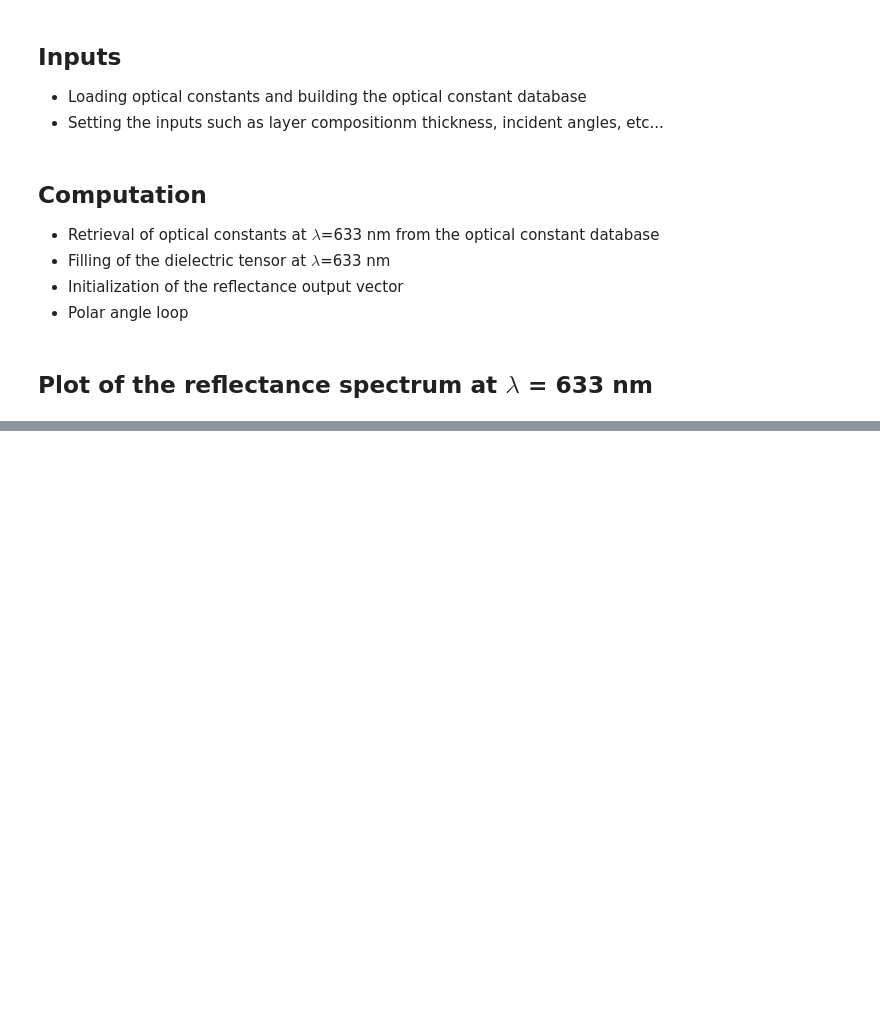
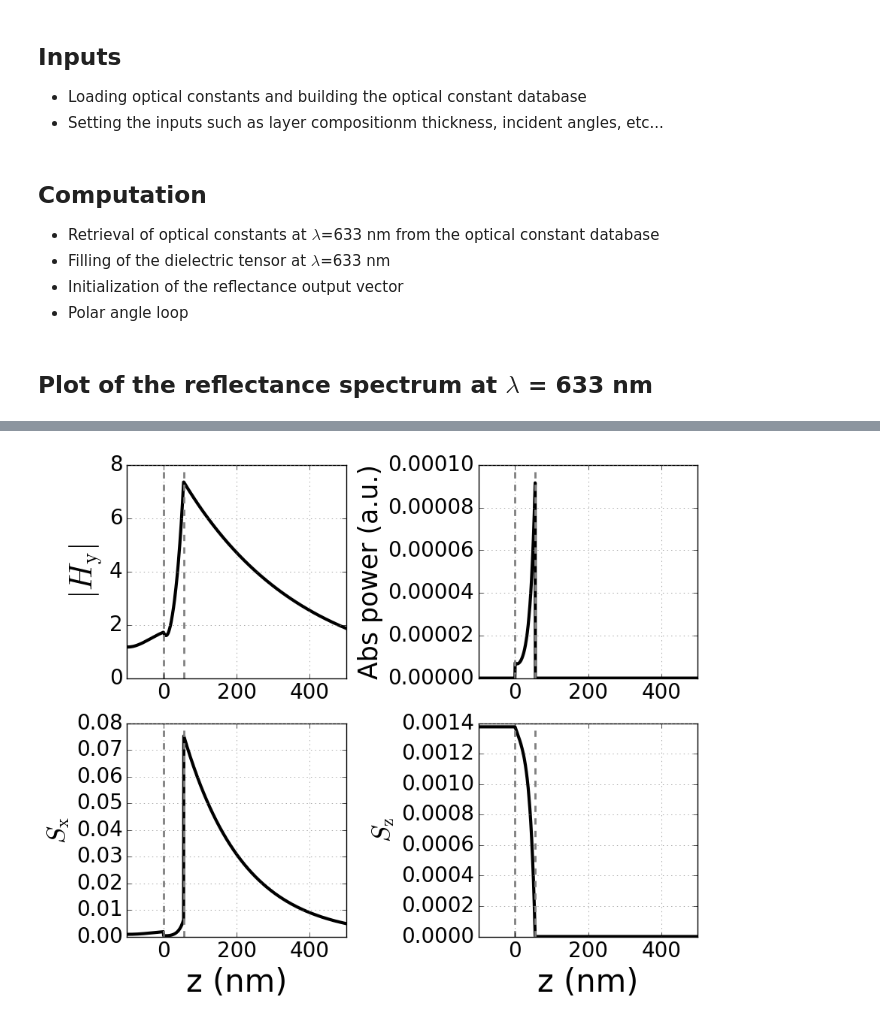
Before and after one commit to gevero/py_matrix, a Jupyter notebook: examples/Gold SPR.ipynb, the cells around one changed output, grey strips where cells are left out. Cells and saved outputs as stored; diff of their text form; code cells hidden in the pictures; blank space fills up the shorter version.

```diff
--- a/examples/Gold SPR.ipynb
+++ b/examples/Gold SPR.ipynb
@@ -87,0 +92,98 @@ plt.legend(['55 nm Au film reflectance at 633 nm'],loc='upper right',fontsize=f_
+# %%
+# fields components and wavevectors
+theta_0 = v_theta[v_r_p.argmin()]  # getting the plasmon coupling angle
+out = pm.core.rt(wl_0,theta_0,phi_0,m_eps,d_list) # reflection matrix
+m_Kn = out['m_Kn']
+m_Hn = out['m_Hn']
+m_En = out['m_En']
+
+# computing the field, absorbed power and Poynting vector
+v_z = np.linspace(-100,500,1000)  # z probing
+v_field = np.array([np.abs(pm.utils.field(m_Kn,m_En,m_Hn,e_list,d_list,0.0,0.0,z,'TM')['H'][1]) for z in v_z])
+v_abs = np.array([np.abs(pm.utils.field(m_Kn,m_En,m_Hn,e_list,d_list,0.0,0.0,z,'TM')['abs']) for z in v_z])
+v_S = np.array([np.abs(pm.utils.field(m_Kn,m_En,m_Hn,e_list,d_list,0.0,0.0,z,'TM')['S']) for z in v_z])
+# %%
+# field plots
+plt.figure(figsize=(9,7.5))
+
+# transverse magnetic field modulues
+plt.subplot(2,2,1)
+
+# plot
+plt.plot(v_z,v_field,'k',linewidth=3.0)
+plt.axvline(d_list[0],color='gray',linestyle='dashed',linewidth=2.0)
+plt.axvline(d_list[1],color='gray',linestyle='dashed',linewidth=2.0)
+
+# labels
+plt.ylabel(r'$|H_{\mathrm{y}}|$',fontsize=f_size+10)
+
+# ticks
+plt.xticks([0,200,400],fontsize=f_size)
+plt.yticks([0,2,4,6,8],fontsize=f_size)
+
+# grids
+plt.grid(color='gray')
+
+
+# local absorbed power
+plt.subplot(2,2,2)
+
+# plot
+plt.plot(v_z,v_abs,'k',linewidth=3.0)
+plt.axvline(d_list[0],color='gray',linestyle='dashed',linewidth=2.0)
+plt.axvline(d_list[1],color='gray',linestyle='dashed',linewidth=2.0)
+
+# labels
+plt.ylabel(r'Abs power (a.u.)',fontsize=f_size+5)
+
+# ticks
+plt.xticks([0,200,400],fontsize=f_size)
+plt.yticks(fontsize=f_size)
+
+# grids
+plt.grid(color='gray')
+
+
+# Sx component of the Poynting vector
+plt.subplot(2,2,3)
+
+# plot
+plt.plot(v_z,v_S[:,0],'k',linewidth=3.0)
+plt.axvline(d_list[0],color='gray',linestyle='dashed',linewidth=2.0)
+plt.axvline(d_list[1],color='gray',linestyle='dashed',linewidth=2.0)
+
+# labels
+plt.xlabel(r'z (nm)',fontsize=f_size+10)
+plt.ylabel(r'$S_{\mathrm{x}}$',fontsize=f_size+5)
+
+# ticks
+plt.xticks([0,200,400],fontsize=f_size)
+plt.yticks(fontsize=f_size)
+
+# grids
+plt.grid(color='gray')
+
+
+# Sz component of the Poynting vector
+plt.subplot(2,2,4)
+
+# plot
+plt.plot(v_z,v_S[:,2],'k',linewidth=3.0)
+plt.axvline(d_list[0],color='gray',linestyle='dashed',linewidth=2.0)
+plt.axvline(d_list[1],color='gray',linestyle='dashed',linewidth=2.0)
+
+# labels
+plt.xlabel(r'z (nm)',fontsize=f_size+10)
+plt.ylabel(r'$S_{\mathrm{z}}$',fontsize=f_size+5)
+
+# ticks
+plt.xticks([0,200,400],fontsize=f_size)
+plt.yticks(fontsize=f_size)
+
+# grids
+plt.grid(color='gray')
+
+
+plt.tight_layout()
+# %% [output]
+[figure, added]
```
Also changed, not shown: parts of 5 cells of this notebook, 3 other files.
